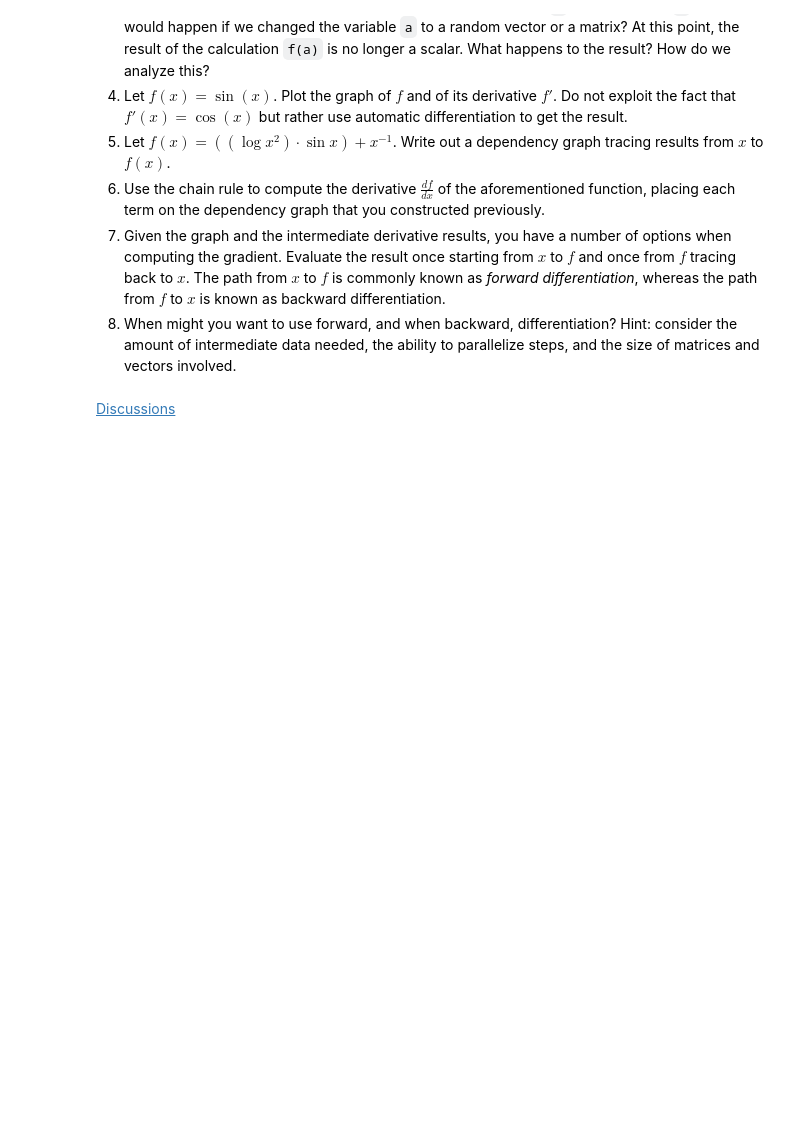
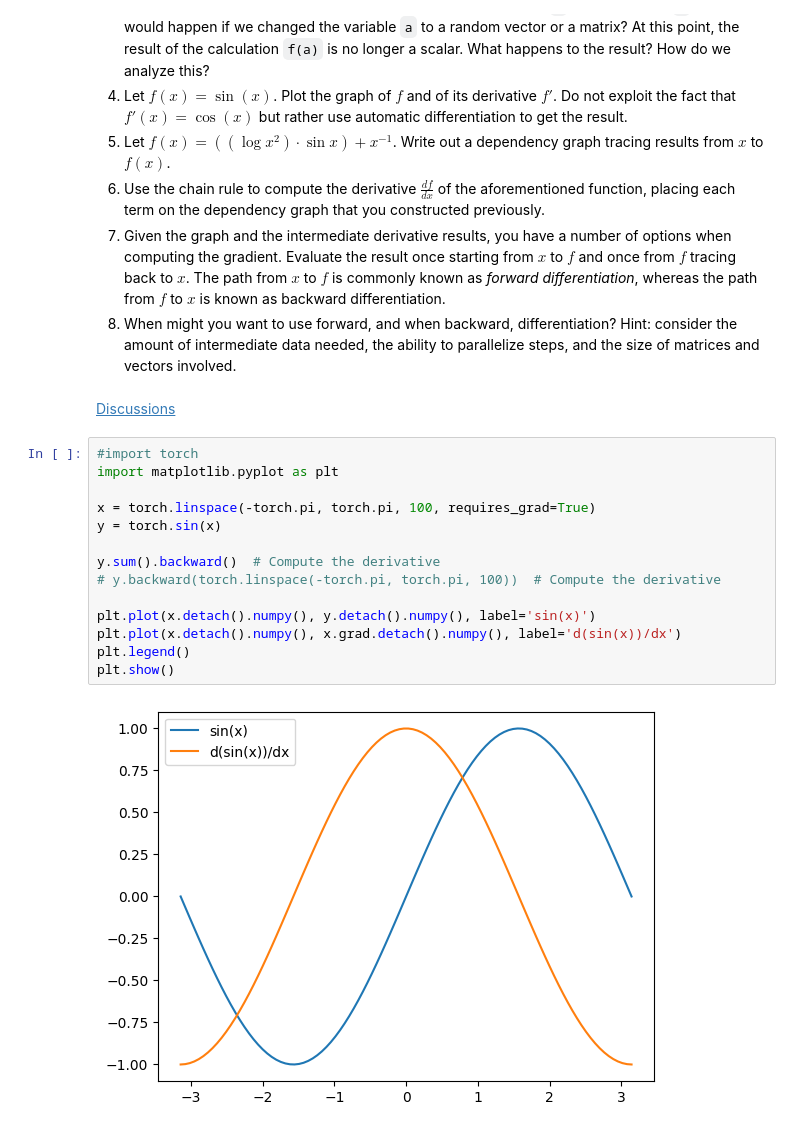
Before and after one commit to N4SIRODDIN3/Aspose.HTML-for-.NET, a Jupyter notebook: chapter_preliminaries/autograd.ipynb, the cells around one changed output. Cells and saved outputs as stored; diff of their text form; blank space fills up the shorter version.

```diff
--- a/chapter_preliminaries/autograd.ipynb
+++ b/chapter_preliminaries/autograd.ipynb
@@ -316,3 +370,19 @@ For now, try to remember these basics: (i) attach gradients to those variables w
 1. When might you want to use forward, and when backward, differentiation? Hint: consider the amount of intermediate data needed, the ability to parallelize steps, and the size of matrices and vectors involved.
 # %% [markdown]
 [Discussions](https://discuss.d2l.ai/t/35)
+# %%
+#import torch
+import matplotlib.pyplot as plt
+
+x = torch.linspace(-torch.pi, torch.pi, 100, requires_grad=True)
+y = torch.sin(x)
+
+y.sum().backward()  # Compute the derivative
+# y.backward(torch.linspace(-torch.pi, torch.pi, 100))  # Compute the derivative
+
+plt.plot(x.detach().numpy(), y.detach().numpy(), label='sin(x)')
+plt.plot(x.detach().numpy(), x.grad.detach().numpy(), label='d(sin(x))/dx')
+plt.legend()
+plt.show()
+# %% [output]
+[figure, added]
```
Also changed, not shown: parts of 4 cells of this notebook.
